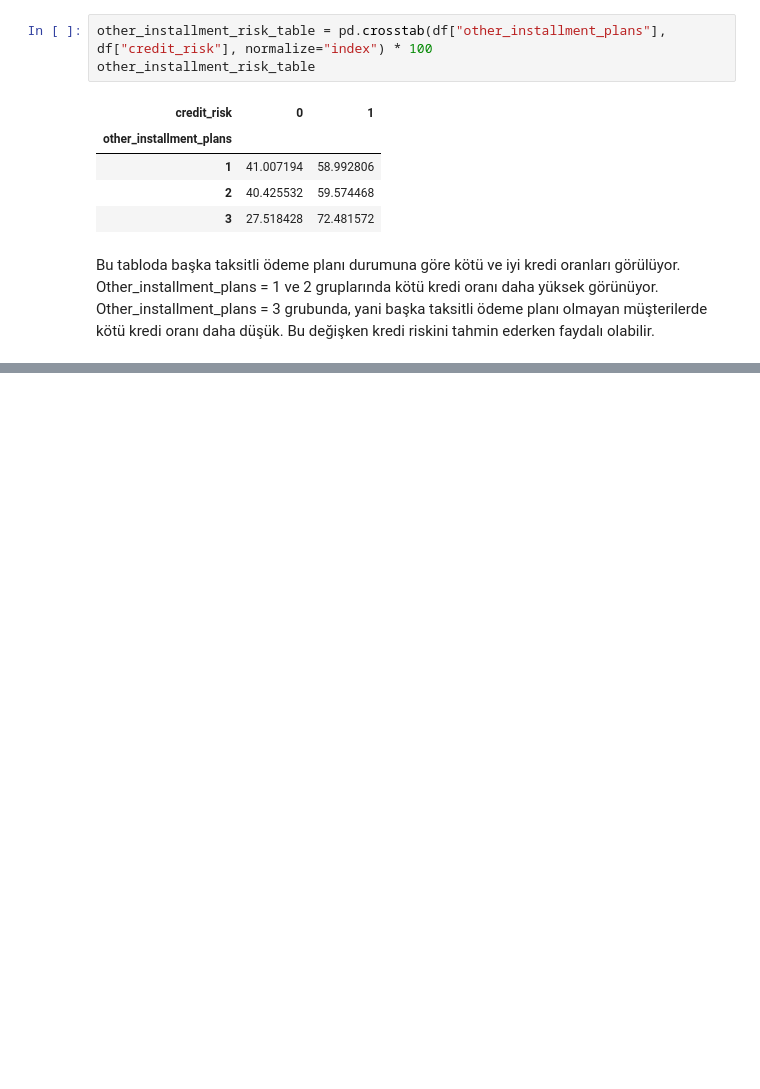
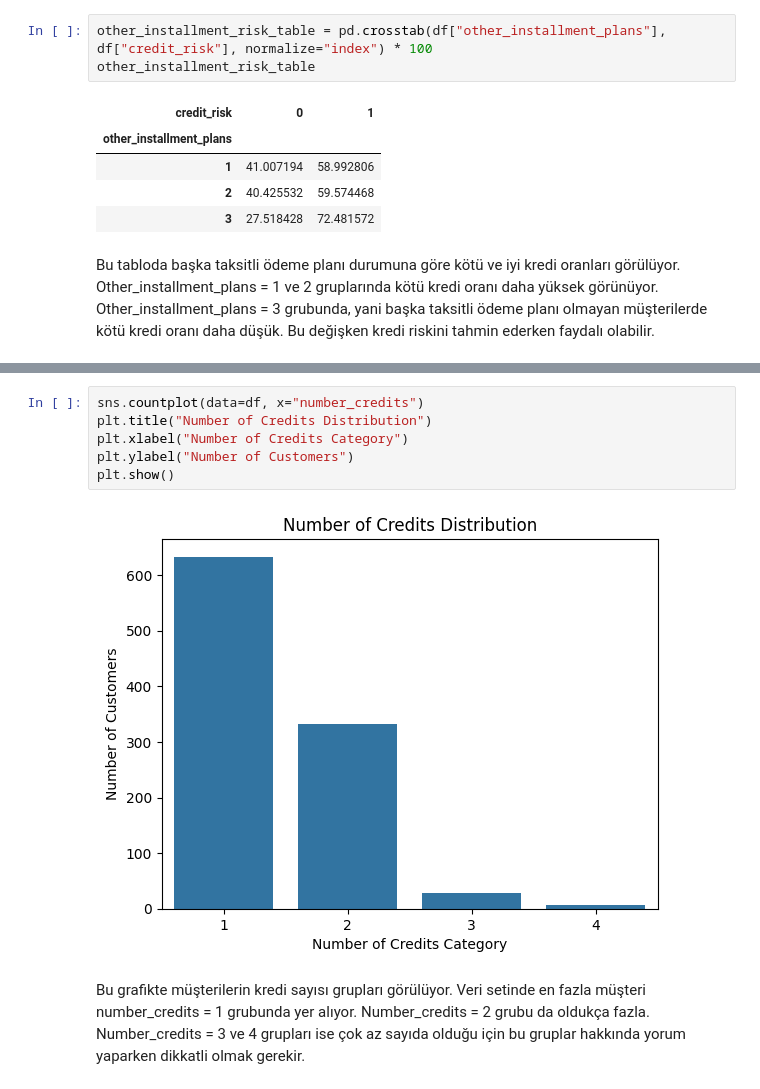
Before and after one commit to Esr1903/credit-risk-scoring-system, a Jupyter notebook: notebooks/02_veri_kesfi_ve_grafikler.ipynb, the cells around one changed output, grey strips where cells are left out. Saved outputs shown, nothing was run; the diff lists cells and outputs as text; blank space fills up the shorter version.

```diff
--- a/notebooks/02_veri_kesfi_ve_grafikler.ipynb
+++ b/notebooks/02_veri_kesfi_ve_grafikler.ipynb
@@ -746,0 +835,10 @@ Bu tabloda başka taksitli ödeme planı durumuna göre kötü ve iyi kredi oran
+# %%
+sns.countplot(data=df, x="number_credits")
+plt.title("Number of Credits Distribution")
+plt.xlabel("Number of Credits Category")
+plt.ylabel("Number of Customers")
+plt.show()
+# %% [output]
+[figure, added]
+# %% [markdown]
+Bu grafikte müşterilerin kredi sayısı grupları görülüyor. Veri setinde en fazla müşteri number_credits = 1 grubunda yer alıyor. Number_credits = 2 grubu da oldukça fazla. Number_credits = 3 ve 4 grupları ise çok az sayıda olduğu için bu gruplar hakkında yorum yaparken dikkatli olmak gerekir.
```
Also changed, not shown: parts of 27 cells of this notebook.
